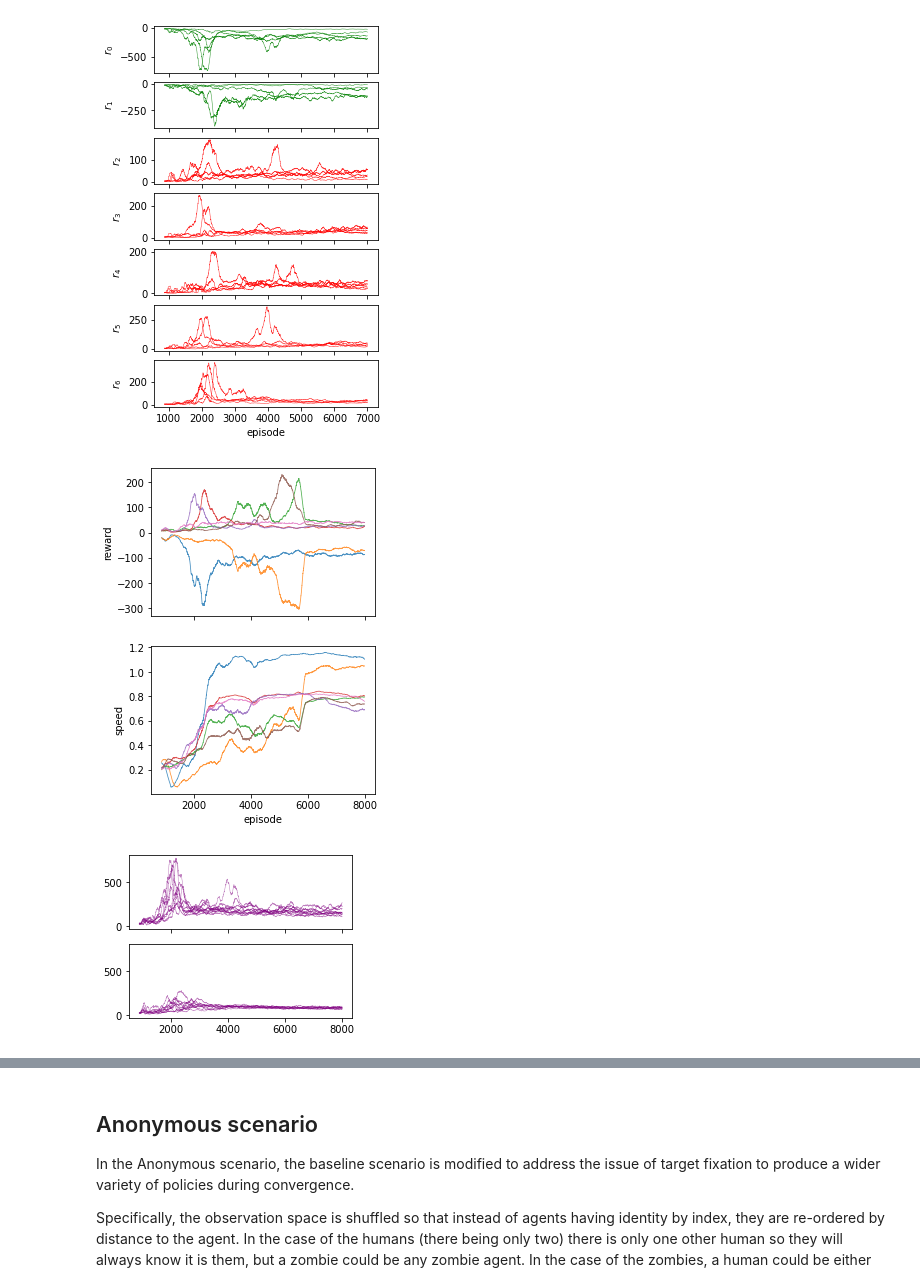
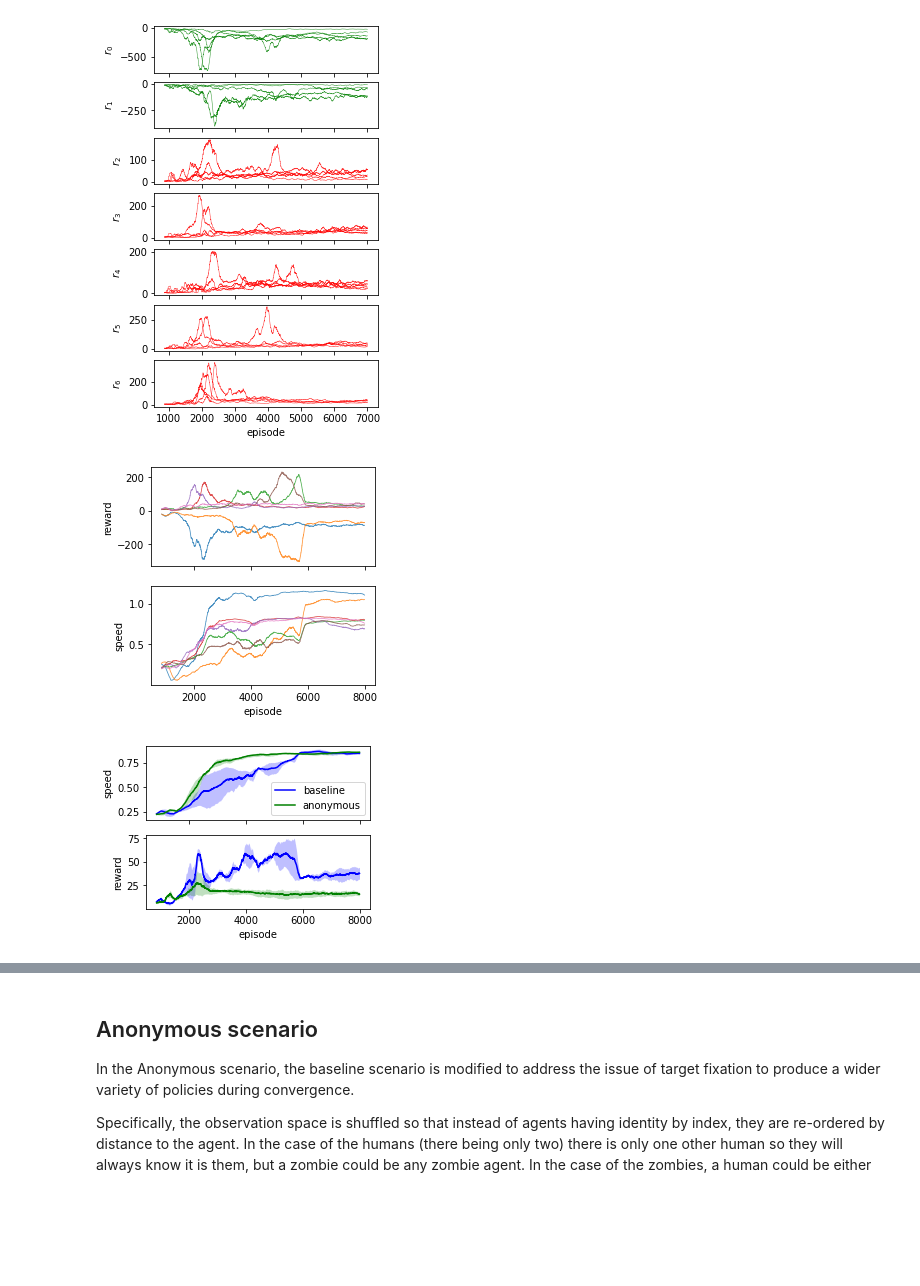
Before and after one commit to captainpete/multiagent-particle-envs, a Jupyter notebook: writeup (1).ipynb, the cells around one changed output, grey strips where cells are left out. Cells and saved outputs as stored; diff of their text form; code cells hidden in the pictures; blank space fills up the shorter version.

Commit message:
paper update

```diff
--- a/writeup (1).ipynb
+++ b/writeup (1).ipynb
@@ -143,33 +143,33 @@ plt.show()
 # %%
 smoothing = 200
 
-fig, axs = plt.subplots(2, 1, sharex='col', figsize=(4,6))
+fig, axs = plt.subplots(2, 1, sharex='col', figsize=(4,4))
 
 reward = pkl.load(open('learning_curves/baseline-0_rewards.pkl', 'rb'))
 x = np.arange(reward.shape[0] - smoothing + 1)
 y = np.zeros((reward.shape[0] - smoothing + 1, 7))
 for i in range(7): y[:, i] = moving_average(reward[:, i], smoothing)
 x = x[offset:8000]
 y = y[offset:8000]
 axs[0].plot(x, y, alpha=.8, lw=.8)
 # axs[0].plot(x, y[:, :2], alpha=.8, lw=.8, color='green')
 # axs[0].plot(x, y[:, 2:], alpha=.8, lw=.8, color='red')
 axs[0].set_ylabel('reward')
 
 speed = pkl.load(open('learning_curves/baseline-0_speed.pkl', 'rb'))
 x = np.arange(speed.shape[0] - smoothing + 1)
 y = np.zeros((speed.shape[0] - smoothing + 1, 7))
 for i in range(7): y[:, i] = moving_average(speed[:, i], smoothing)
 x = x[offset:8000]
 y = y[offset:8000]
 axs[1].plot(x, y, alpha=.8, lw=.8)
 # axs[1].plot(x, y[:, :2], alpha=.8, lw=.8, color='green')
 # axs[1].plot(x, y[:, 2:], alpha=.8, lw=.8, color='red')
 axs[1].set_xlabel('episode')
 axs[1].set_ylabel('speed')
 
 plt.savefig('paper/figures/baseline_speed.png', bbox_inches='tight', dpi=400)
 
 plt.show()
 # %% [output]
-[figure, old version]
+[figure, new version]
@@ -182,21 +176,41 @@ offset = batch_size - max_episode_len - save_rate
 # %%
-fig, axs = plt.subplots(2, 1, sharex='col', sharey='col', figsize=(4,3))
+fig, axs = plt.subplots(2, 1, sharex='col', figsize=(4,3))
 
-x = np.arange(9952 - smoothing + 1)
-y = np.zeros((9952 - smoothing + 1, 2, 10))
-
-for i in range(10):
-    rew_base = pkl.load(open(f"learning_curves/baseline/baseline-{i}_rewards.pkl", 'rb'))
-    y[:, 0, i] = moving_average(np.sum(rew_base[:, 2:], axis=1), smoothing)
-    rew_anon = pkl.load(open(f"learning_curves/anon/anon-{i}_rewards.pkl", 'rb'))
-    y[:, 1, i] = moving_average(np.sum(rew_anon[:, 2:], axis=1), smoothing)
-
+x = np.arange(10000 - smoothing + 1)
+y = np.zeros((10000 - smoothing + 1, 2, 2))
+for i in range(2):
+    speed_base = pkl.load(open(f"learning_curves/baseline-{i}_speed.pkl", 'rb'))
+    y[:, 0, i] = moving_average(np.mean(speed_base, axis=1), smoothing)
+    speed_anon = pkl.load(open(f"learning_curves/anon-{i}_speed.pkl", 'rb'))
+    y[:, 1, i] = moving_average(np.mean(speed_anon, axis=1), smoothing)
 x = x[offset:8000]
 y = y[offset:8000]
+axs[0].fill_between(x, np.min(y[:, 0], axis=1), np.max(y[:, 0], axis=1), color='blue', lw=0, alpha=.25)
+axs[0].plot(x, np.mean(y[:, 0], axis=1), color='blue')
+axs[0].fill_between(x, np.min(y[:, 1], axis=1), np.max(y[:, 1], axis=1), color='green', lw=0, alpha=.25)
+axs[0].plot(x, np.mean(y[:, 1], axis=1), color='green')
+axs[0].set_ylabel('speed')
+axs[0].legend(['baseline', 'anonymous'])
 
-axs[0].plot(x, y[:, 0, :], lw=.5, alpha=.5, color='purple')
-axs[1].plot(x, y[:, 1, :], lw=.5, alpha=.5, color='purple')
+# axs[1].plot(x, y[:, 1], lw=1, alpha=.5, color='green')
+x = np.arange(9952 - smoothing + 1)
+y = np.zeros((9952 - smoothing + 1, 2, 2))
+for i in range(2):
+    rew_base = pkl.load(open(f"learning_curves/baseline-{i}_rewards.pkl", 'rb'))
+    y[:, 0, i] = moving_average(np.mean(rew_base[:, 2:], axis=1), smoothing)
+    rew_anon = pkl.load(open(f"learning_curves/anon-{i}_rewards.pkl", 'rb'))
+    y[:, 1, i] = moving_average(np.mean(rew_anon[:, 2:], axis=1), smoothing)
+x = x[offset:8000]
+y = y[offset:8000]
+axs[1].fill_between(x, np.min(y[:, 0], axis=1), np.max(y[:, 0], axis=1), color='blue', lw=0, alpha=.25)
+axs[1].plot(x, np.mean(y[:, 0], axis=1), color='blue')
+axs[1].fill_between(x, np.min(y[:, 1], axis=1), np.max(y[:, 1], axis=1), color='green', lw=0, alpha=.25)
+axs[1].plot(x, np.mean(y[:, 1], axis=1), color='green')
+axs[1].set_ylabel('reward')
+axs[1].set_xlabel('episode')
+
+plt.savefig('paper/figures/anon_base_compare.png', bbox_inches='tight', dpi=400)
 
 plt.show()
 # %% [output]
-[figure, old version]
+[figure, new version]
```
Also changed, not shown: parts of 11 cells of this notebook, 10 other files.
